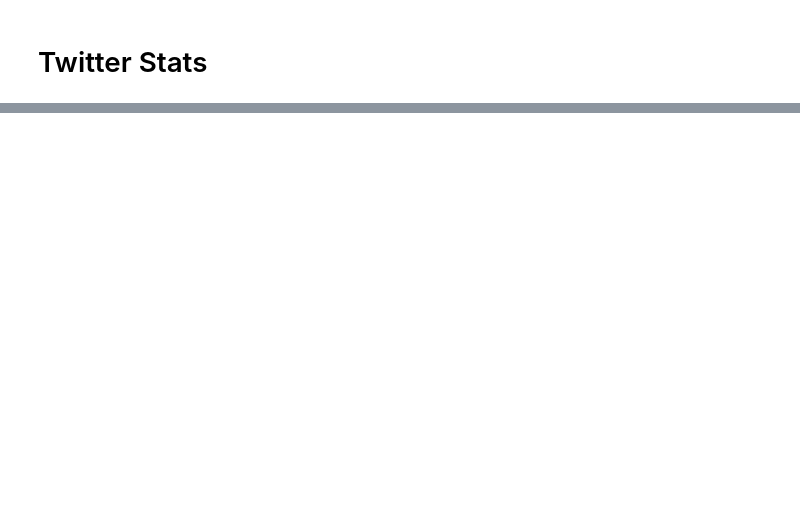
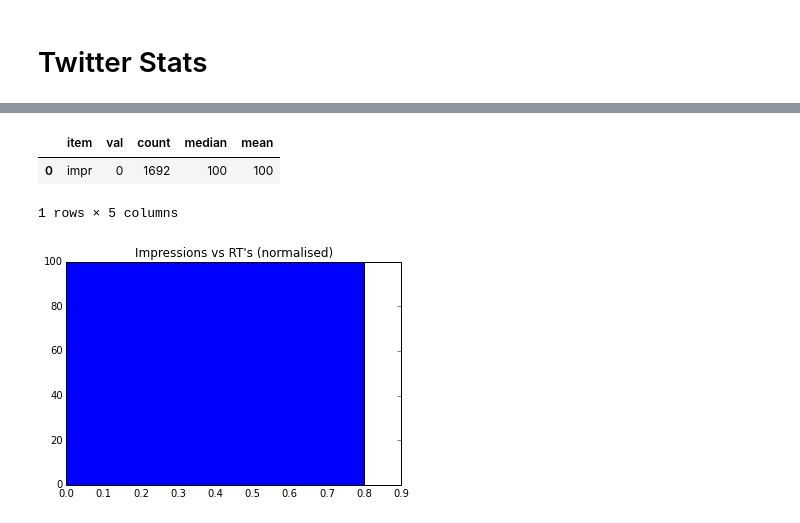
Before and after one commit to oditorium/blog, a Jupyter notebook: iPython/TwitterStats.ipynb, the cells around one changed output, grey strips where cells are left out. Drawn from its saved outputs; the diff is of its cells as text; code cells hidden in the pictures; blank space fills up the shorter version.

```diff
--- a/iPython/TwitterStats.ipynb
+++ b/iPython/TwitterStats.ipynb
@@ -52,0 +154,10 @@ plt.title("Number of Tweets vs Time of Day")
+# %%
+s1 = stats1(data, 'impr','rts', normalised=normalised)
+plt.bar(s1['val'], s1['median'])
+plt.title("Impressions vs RT's"+nstr)
+s1
+# %% [output]
+|  | item | val | count | median | mean |
+| 0 | impr | 0 | 1692 | 100 | 100 |
+1 rows × 5 columns
+[figure, added]
```
Also changed, not shown: parts of 20 cells of this notebook.
